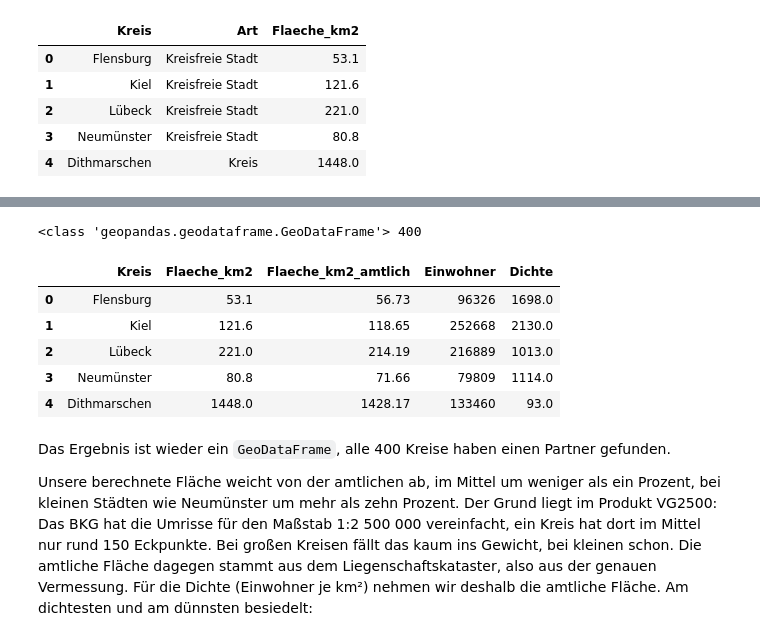
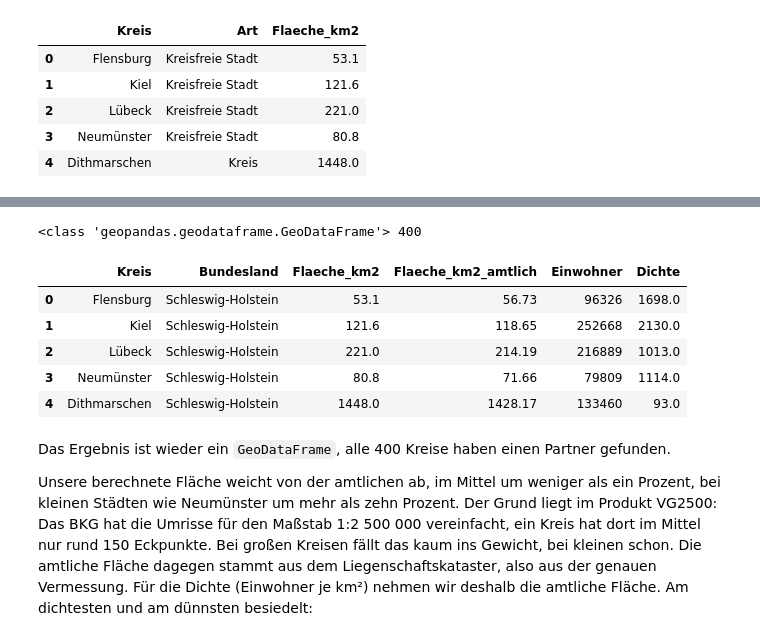
Before and after one commit to Aydinbas-IT-Consulting-Training/gfu-python-einsteiger, a Jupyter notebook: loesungen/17_landkarten_mit_geopandas.ipynb, the cells around one changed output, grey strips where cells are left out. Saved outputs shown, nothing was run; the diff lists cells and outputs as text; code cells hidden in the pictures.

Commit message:
17: Bundesland-Namen aus Destatis statt Schluesselpraefix; dissolve und Filter nach Namen

```diff
--- a/loesungen/17_landkarten_mit_geopandas.ipynb
+++ b/loesungen/17_landkarten_mit_geopandas.ipynb
@@ -186,22 +194,22 @@ Die Namen passen nicht zusammen: `Flensburg` in der Karte, `Flensburg, Stadt` in
 Beide Tabellen haben eine Spalte `Flaeche_km2`. `suffixes` hängt an die zweite `_amtlich` an, damit wir unsere berechnete Fläche mit der amtlichen vergleichen können:
 # %%
 karte = kreise.merge(
-    einwohner[["Schluessel", "Flaeche_km2", "Einwohner"]],
+    einwohner[["Schluessel", "Bundesland", "Flaeche_km2", "Einwohner"]],
     on="Schluessel",
     suffixes=("", "_amtlich"),
 )
 karte["Dichte"] = (karte["Einwohner"] / karte["Flaeche_km2_amtlich"]).round()
 
 print(type(karte), len(karte))
-karte[["Kreis", "Flaeche_km2", "Flaeche_km2_amtlich", "Einwohner", "Dichte"]].head()
+karte[["Kreis", "Bundesland", "Flaeche_km2", "Flaeche_km2_amtlich", "Einwohner", "Dichte"]].head()
 # %% [output]
 <class 'geopandas.geodataframe.GeoDataFrame'> 400
-|  | Kreis | Flaeche_km2 | Flaeche_km2_amtlich | Einwohner | Dichte |
-| 0 | Flensburg | 53.1 | 56.73 | 96326 | 1698.0 |
-| 1 | Kiel | 121.6 | 118.65 | 252668 | 2130.0 |
-| 2 | Lübeck | 221.0 | 214.19 | 216889 | 1013.0 |
-| 3 | Neumünster | 80.8 | 71.66 | 79809 | 1114.0 |
-| 4 | Dithmarschen | 1448.0 | 1428.17 | 133460 | 93.0 |
+|  | Kreis | Bundesland | Flaeche_km2 | Flaeche_km2_amtlich | Einwohner | Dichte |
+| 0 | Flensburg | Schleswig-Holstein | 53.1 | 56.73 | 96326 | 1698.0 |
+| 1 | Kiel | Schleswig-Holstein | 121.6 | 118.65 | 252668 | 2130.0 |
+| 2 | Lübeck | Schleswig-Holstein | 221.0 | 214.19 | 216889 | 1013.0 |
+| 3 | Neumünster | Schleswig-Holstein | 80.8 | 71.66 | 79809 | 1114.0 |
+| 4 | Dithmarschen | Schleswig-Holstein | 1448.0 | 1428.17 | 133460 | 93.0 |
 # %% [markdown]
 Das Ergebnis ist wieder ein `GeoDataFrame`, alle 400 Kreise haben einen Partner gefunden.
 
```
Also changed, not shown: parts of 13 cells of this notebook, 4 other files.
